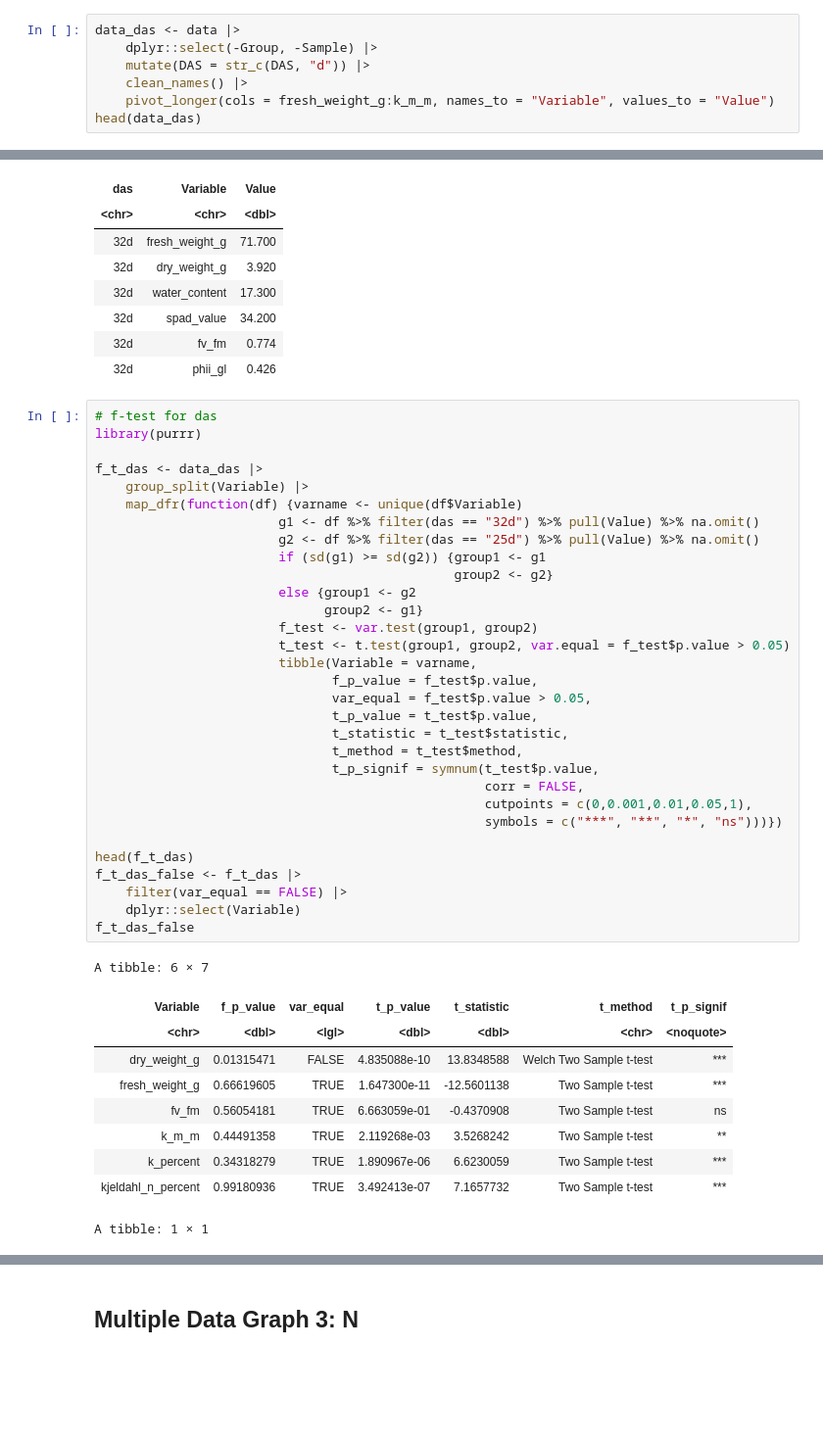
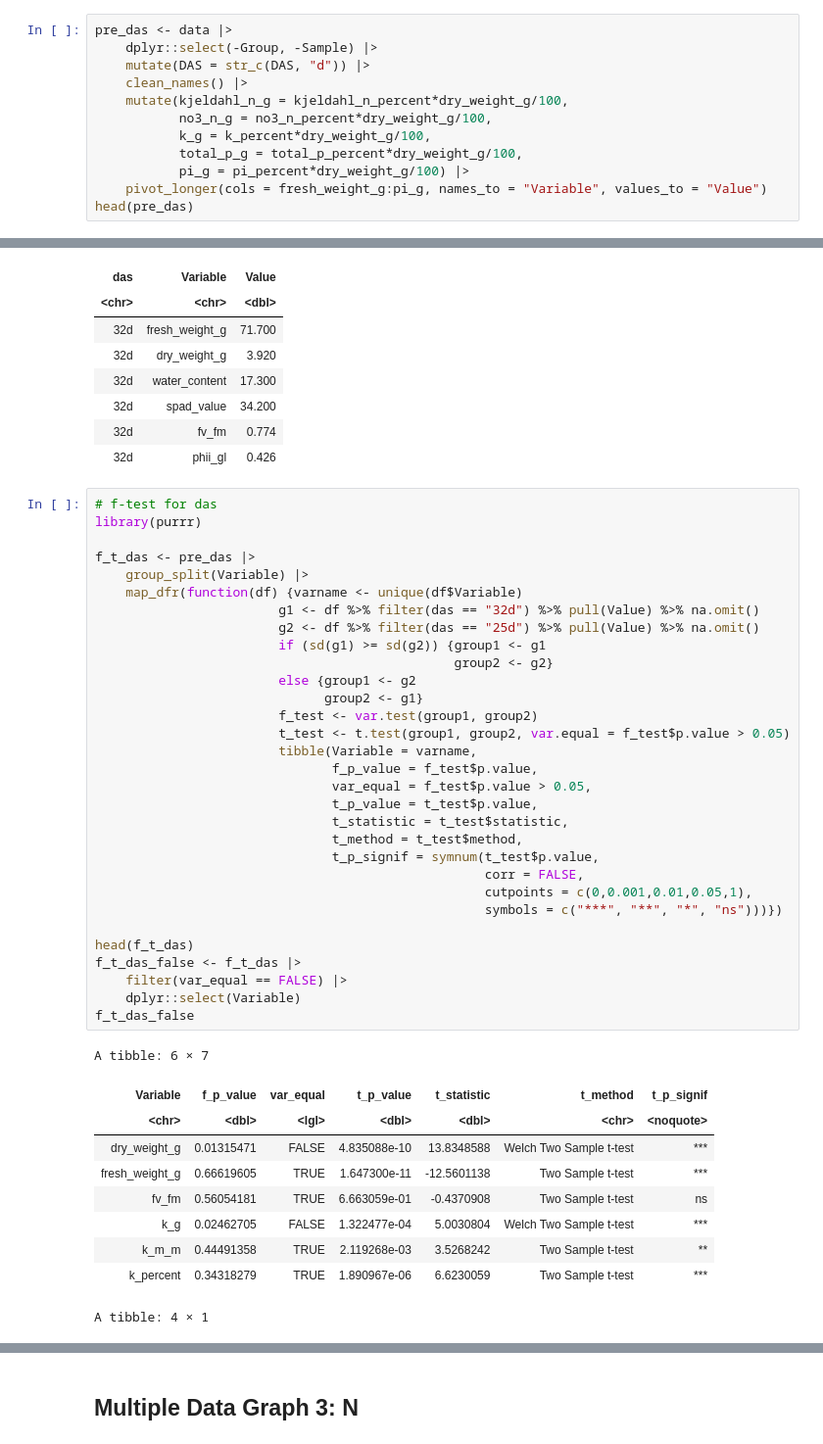
Before and after one commit to ToMatoanene/InorganicAnalysis_2025, a Jupyter notebook: WholeClass.ipynb, the cells around one changed output, grey strips where cells are left out. Shown at 98% size. Cells and saved outputs as stored; diff of their text form; blank space fills up the shorter version.

```diff
--- a/WholeClass.ipynb
+++ b/WholeClass.ipynb
@@ -166,12 +198,17 @@ Warning message:
 # %% [markdown]
 ## Multiple Data Graph 2: DAS
 # %%
-data_das <- data |>
+pre_das <- data |>
     dplyr::select(-Group, -Sample) |>
     mutate(DAS = str_c(DAS, "d")) |>
     clean_names() |>
-    pivot_longer(cols = fresh_weight_g:k_m_m, names_to = "Variable", values_to = "Value")
-head(data_das)
+    mutate(kjeldahl_n_g = kjeldahl_n_percent*dry_weight_g/100,
+           no3_n_g = no3_n_percent*dry_weight_g/100,
+           k_g = k_percent*dry_weight_g/100,
+           total_p_g = total_p_percent*dry_weight_g/100,
+           pi_g = pi_percent*dry_weight_g/100) |>
+    pivot_longer(cols = fresh_weight_g:pi_g, names_to = "Variable", values_to = "Value")
+head(pre_das)
 # %% [output]
 A tibble: 6 × 3
 | das | Variable | Value |
@@ -186,44 +223,44 @@ A tibble: 6 × 3
 # f-test for das
 library(purrr)
 
-f_t_das <- data_das |>
+f_t_das <- pre_das |>
     group_split(Variable) |>
     map_dfr(function(df) {varname <- unique(df$Variable)
                         g1 <- df %>% filter(das == "32d") %>% pull(Value) %>% na.omit()
                         g2 <- df %>% filter(das == "25d") %>% pull(Value) %>% na.omit()
                         if (sd(g1) >= sd(g2)) {group1 <- g1
                                                group2 <- g2}
                         else {group1 <- g2
                               group2 <- g1}
                         f_test <- var.test(group1, group2)
                         t_test <- t.test(group1, group2, var.equal = f_test$p.value > 0.05)
                         tibble(Variable = varname,
                                f_p_value = f_test$p.value,
                                var_equal = f_test$p.value > 0.05,
                                t_p_value = t_test$p.value,
                                t_statistic = t_test$statistic,
                                t_method = t_test$method,
                                t_p_signif = symnum(t_test$p.value,
                                                    corr = FALSE,
                                                    cutpoints = c(0,0.001,0.01,0.05,1),
                                                    symbols = c("***", "**", "*", "ns")))})
 
 head(f_t_das)
 f_t_das_false <- f_t_das |>
     filter(var_equal == FALSE) |>
     dplyr::select(Variable)
 f_t_das_false
 # %% [output]
 A tibble: 6 × 7
 | Variable | f_p_value | var_equal | t_p_value | t_statistic | t_method | t_p_signif |
 | <chr> | <dbl> | <lgl> | <dbl> | <dbl> | <chr> | <noquote> |
 | dry_weight_g | 0.01315471 | FALSE | 4.835088e-10 | 13.8348588 | Welch Two Sample t-test | *** |
 | fresh_weight_g | 0.66619605 | TRUE | 1.647300e-11 | -12.5601138 | Two Sample t-test | *** |
 | fv_fm | 0.56054181 | TRUE | 6.663059e-01 | -0.4370908 | Two Sample t-test | ns |
+| k_g | 0.02462705 | FALSE | 1.322477e-04 | 5.0030804 | Welch Two Sample t-test | *** |
 | k_m_m | 0.44491358 | TRUE | 2.119268e-03 | 3.5268242 | Two Sample t-test | ** |
 | k_percent | 0.34318279 | TRUE | 1.890967e-06 | 6.6230059 | Two Sample t-test | *** |
-| kjeldahl_n_percent | 0.99180936 | TRUE | 3.492413e-07 | 7.1657732 | Two Sample t-test | *** |
-A tibble: 1 × 1
+A tibble: 4 × 1
 | Variable |
 | <chr> |
 | dry_weight_g |
```
Also changed, not shown: parts of 18 cells of this notebook, 1 other file.
